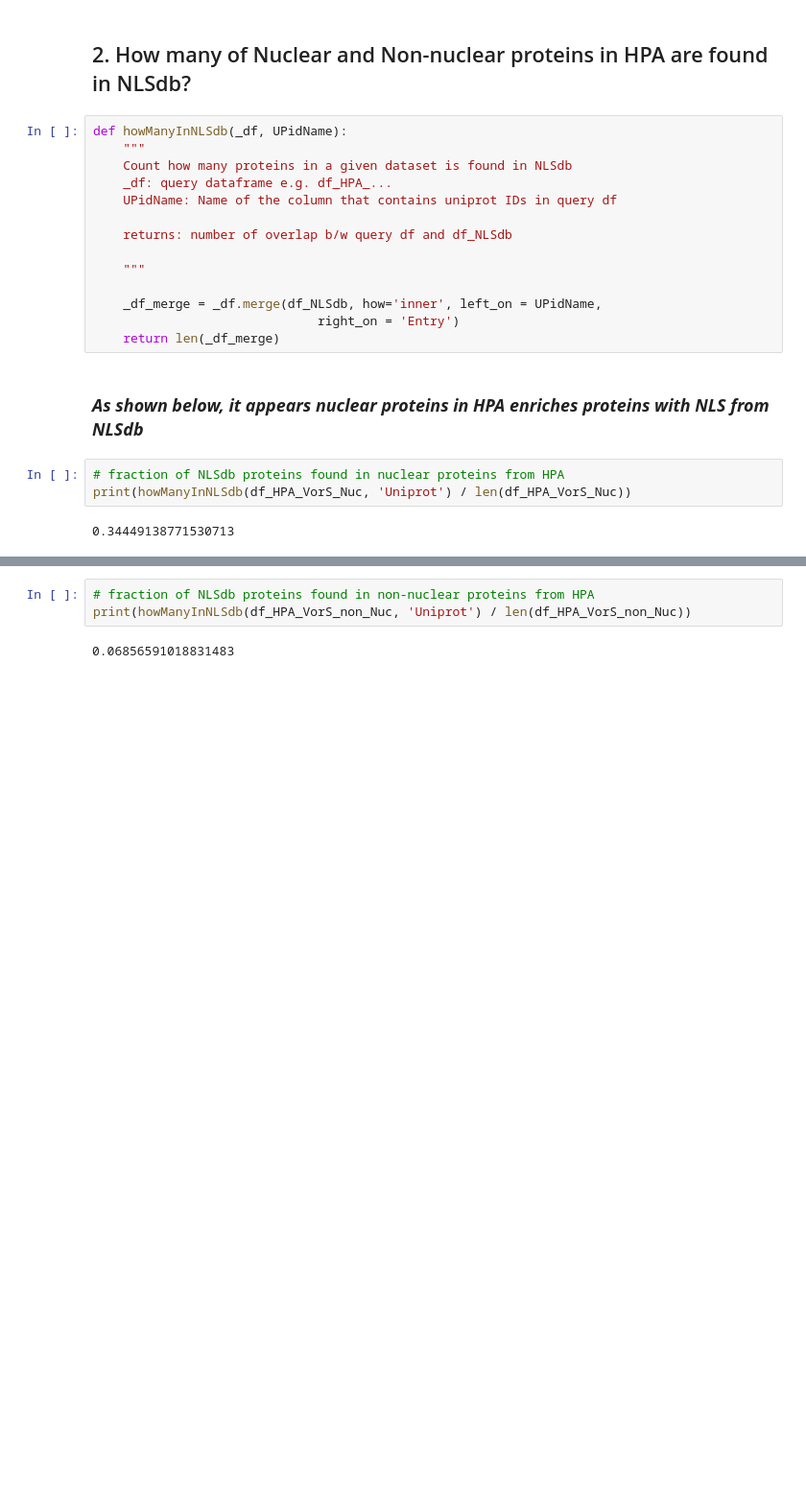
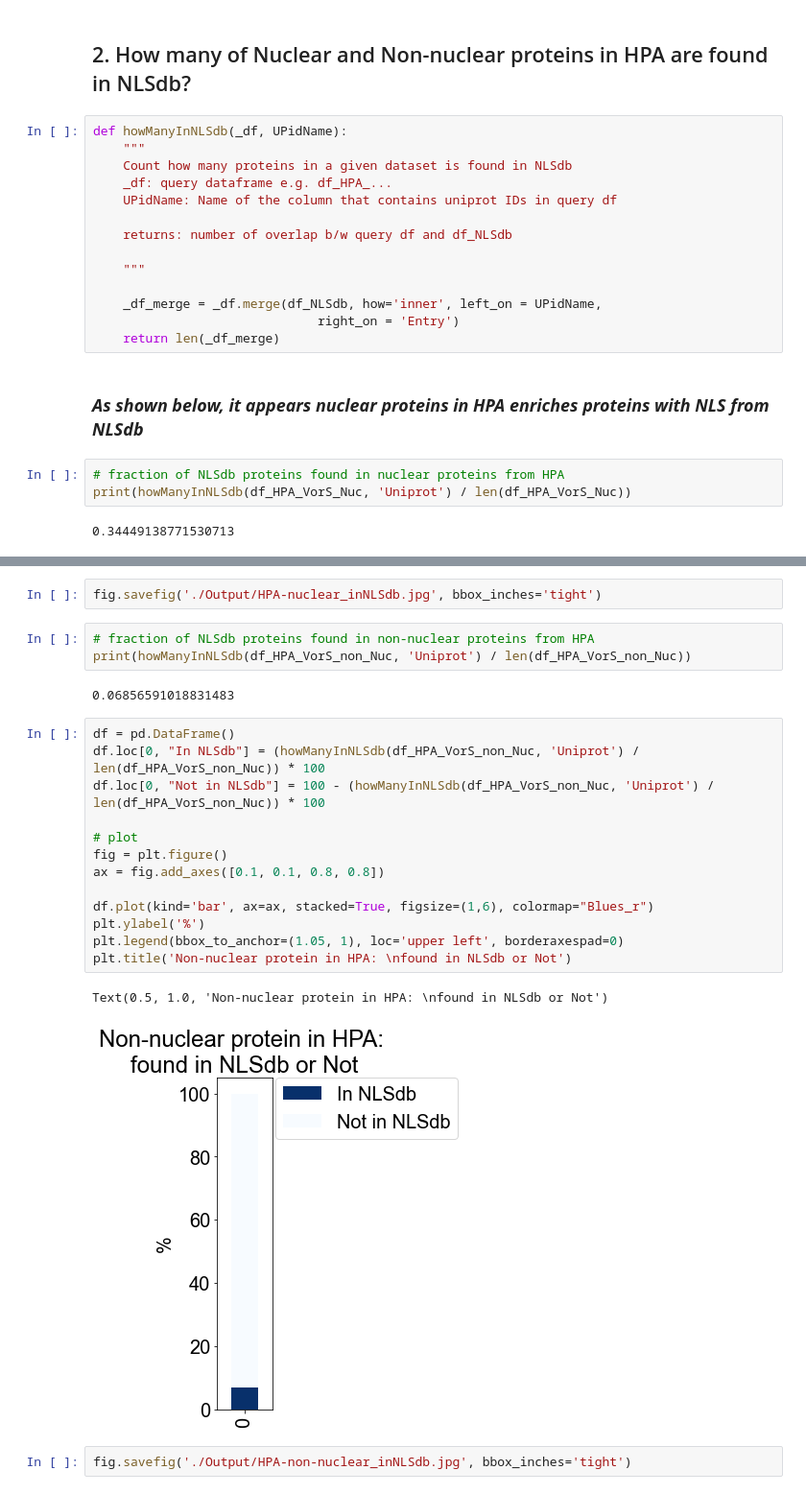
Before and after one commit to shokenlee/Nuclear_proteome, a Jupyter notebook: NLSdb-HPA.ipynb, the cells around one changed output, grey strips where cells are left out. Shown at 96% size. Saved outputs shown, nothing was run; the diff lists cells and outputs as text; blank space fills up the shorter version.

```diff
--- a/NLSdb-HPA.ipynb
+++ b/NLSdb-HPA.ipynb
@@ -141,5 +170,25 @@ print(howManyInNLSdb(df_HPA_VorS_Nuc, 'Uniprot') / len(df_HPA_VorS_Nuc))
+# %%
+fig.savefig('./Output/HPA-nuclear_inNLSdb.jpg', bbox_inches='tight')
 # %%
 # fraction of NLSdb proteins found in non-nuclear proteins from HPA
 print(howManyInNLSdb(df_HPA_VorS_non_Nuc, 'Uniprot') / len(df_HPA_VorS_non_Nuc))
 # %% [output]
 0.06856591018831483
+# %%
+df = pd.DataFrame()
+df.loc[0, "In NLSdb"] = (howManyInNLSdb(df_HPA_VorS_non_Nuc, 'Uniprot') / len(df_HPA_VorS_non_Nuc)) * 100
+df.loc[0, "Not in NLSdb"] = 100 - (howManyInNLSdb(df_HPA_VorS_non_Nuc, 'Uniprot') / len(df_HPA_VorS_non_Nuc)) * 100
+
+# plot
+fig = plt.figure()
+ax = fig.add_axes([0.1, 0.1, 0.8, 0.8])
+
+df.plot(kind='bar', ax=ax, stacked=True, figsize=(1,6), colormap="Blues_r")
+plt.ylabel('%')
+plt.legend(bbox_to_anchor=(1.05, 1), loc='upper left', borderaxespad=0)
+plt.title('Non-nuclear protein in HPA: \nfound in NLSdb or Not')
+# %% [output]
+Text(0.5, 1.0, 'Non-nuclear protein in HPA: \nfound in NLSdb or Not')
+[figure, added]
+# %%
+fig.savefig('./Output/HPA-non-nuclear_inNLSdb.jpg', bbox_inches='tight')
```
Also changed, not shown: parts of 8 cells of this notebook.
